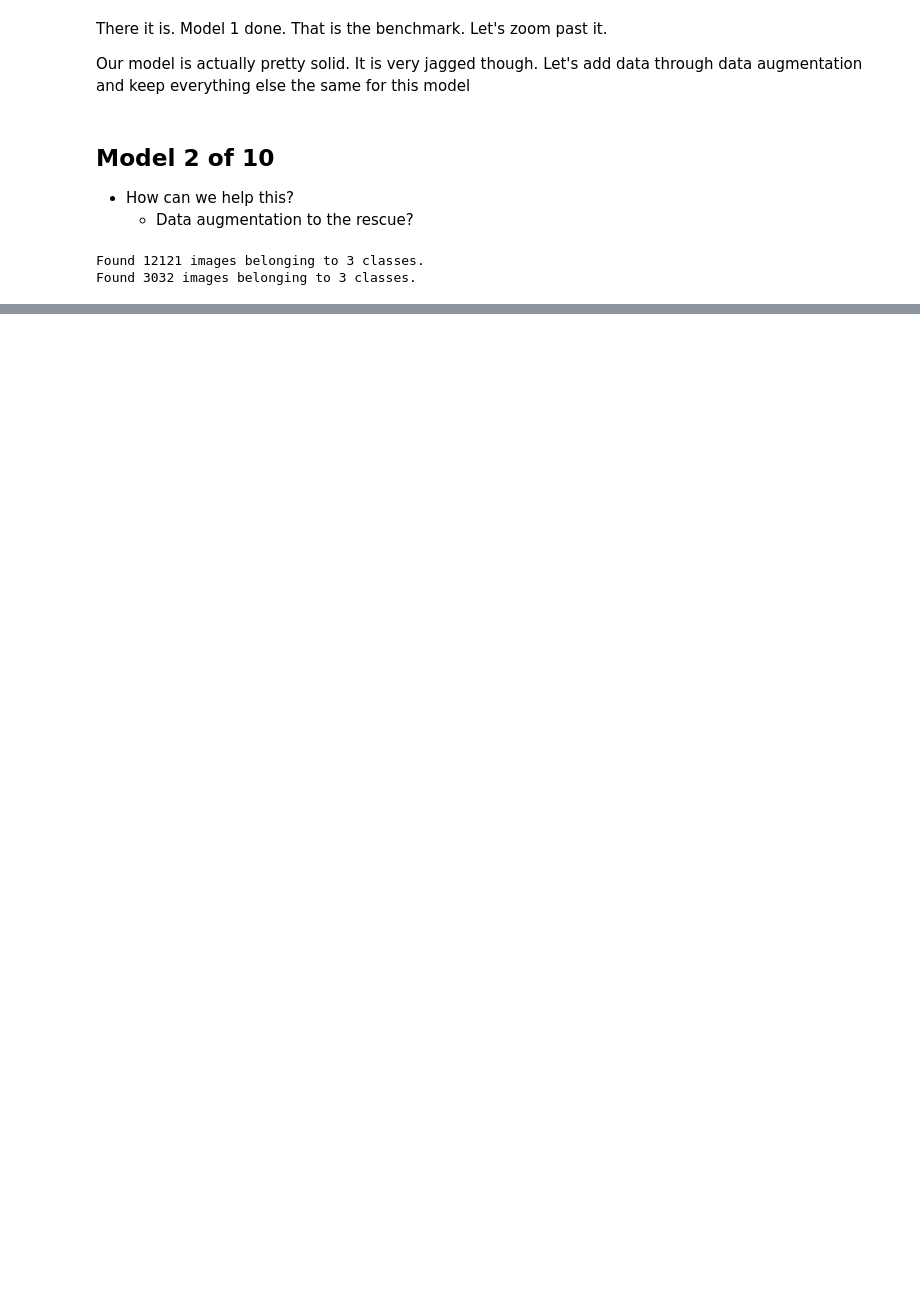
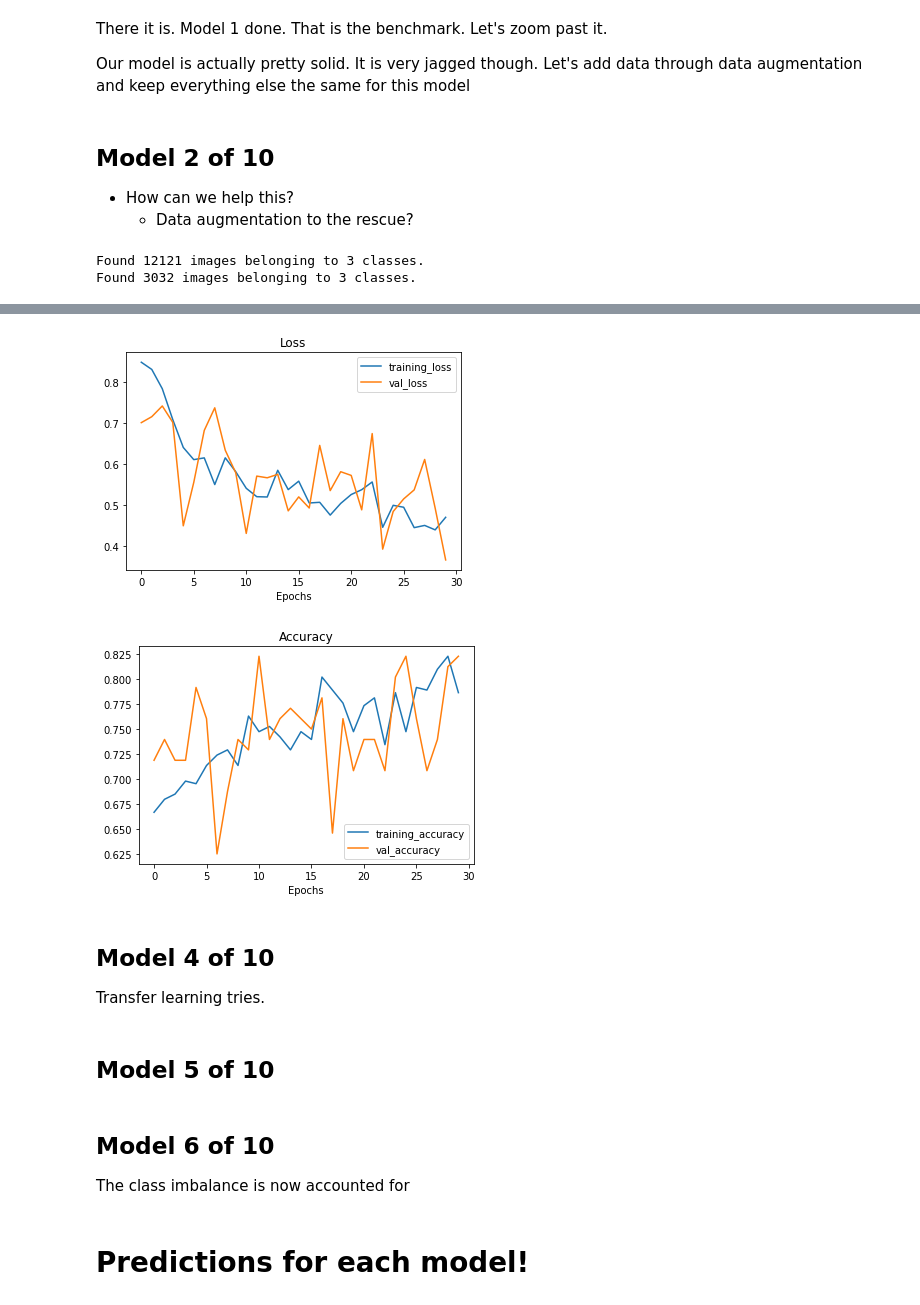
Before and after one commit to alexantaki16/covid, a Jupyter notebook: Code/covid_19.ipynb, the cells around one changed output, grey strips where cells are left out. Cells and saved outputs as stored; diff of their text form; code cells hidden in the pictures; blank space fills up the shorter version.

```diff
--- a/Code/covid_19.ipynb
+++ b/Code/covid_19.ipynb
@@ -631,0 +648,12 @@ plot_loss_curves(history_2)
+# %%
+train_data_3 = train_datagen_3.flow_from_directory(train_dir,
+                                                   target_size = (299, 299),
+                                                   class_mode = "categorical",
+                                                   batch_size = 32,
+                                                   shuffle = True)
+
+test_data_3 = test_datagen_3.flow_from_directory(test_dir,
+                                                 target_size = (299, 299),
+                                                 class_mode = "categorical",
+                                                 batch_size = 32,
+                                                 shuffle = True)
@@ -631,0 +663,26 @@ plot_loss_curves(history_2)
+# %%
+#1 Build the model
+model_3 = Sequential([
+  Conv2D(32, 3, activation = "relu", input_shape = (299, 299, 3)),
+  MaxPool2D(),
+  Conv2D(32, 3, activation = "relu"),
+  MaxPool2D(),
+  Conv2D(32, 3, activation = "relu"),
+  MaxPool2D(),
+  Conv2D(32, 3, activation = "relu"),
+  MaxPool2D(),
+  Flatten(),
+  Dense(3, activation = "softmax")
+])
+
+#2 Compile the model
+model_3.compile(loss = tf.keras.losses.categorical_crossentropy,
+                optimizer = Adam(),
+                metrics = ["accuracy"])
+
+#3 Fit the model
+history_3 = model_3.fit(train_data_3,
+                        epochs = 30,
+                        validation_data = test_data_3,
+                        steps_per_epoch = len(train_data_3) / 32,
+                        validation_steps = len(test_data_3) / 32)
@@ -631,0 +707,16 @@ plot_loss_curves(history_2)
+# %%
+plot_loss_curves(history_3)
+# %% [output]
+[figure, added]
+[figure, added]
+# %% [markdown]
+## Model 4 of 10
+
+Transfer learning tries.
+# %% [markdown]
+## Model 5 of 10
+# %% [markdown]
+## Model 6 of 10
+The class imbalance is now accounted for
+# %% [markdown]
+# Predictions for each model!
```
Also changed, not shown: parts of 16 cells of this notebook.
